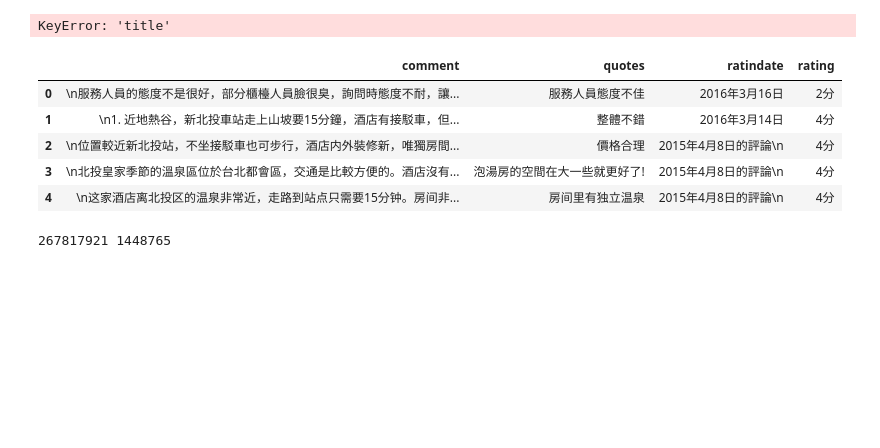
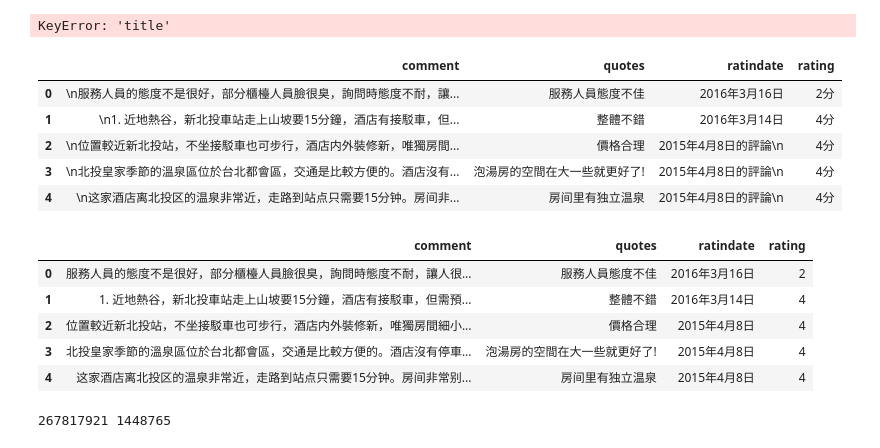
Before and after one commit to bcc2xp/pytravel, a Jupyter notebook: Lab1.ipynb, the cells around one changed output. Drawn from its saved outputs; the diff is of its cells as text; code cells hidden in the pictures; blank space fills up the shorter version.

```diff
--- a/Lab1.ipynb
+++ b/Lab1.ipynb
@@ -112,6 +76,19 @@ df.head()
 | 2 | \n位置較近新北投站，不坐接駁車也可步行，酒店内外裝修新，唯獨房間... | 價格合理 | 2015年4月8日的評論\n | 4分 |
 | 3 | \n北投皇家季節的溫泉區位於台北都會區，交通是比較方便的。酒店沒有... | 泡湯房的空間在大一些就更好了! | 2015年4月8日的評論\n | 4分 |
 | 4 | \n这家酒店离北投区的温泉非常近，走路到站点只需要15分钟。房间非... | 房间里有独立温泉 | 2015年4月8日的評論\n | 4分 |
+# %%
+df['rating'] =df['rating'].map(lambda x: x.rstrip('分'.decode('utf-8')))
+df['ratindate'] =df['ratindate'].map(lambda x: x.strip().rstrip('的評論'.decode('utf-8')).encode('utf-8') )
+df['comment'] =df['comment'].map(lambda x: x.strip())
+# %%
+df.head()
+# %% [output]
+|  | comment | quotes | ratindate | rating |
+| 0 | 服務人員的態度不是很好，部分櫃檯人員臉很臭，詢問時態度不耐，讓人很... | 服務人員態度不佳 | 2016年3月16日 | 2 |
+| 1 | 1. 近地熱谷，新北投車站走上山坡要15分鐘，酒店有接駁車，但需預... | 整體不錯 | 2016年3月14日 | 4 |
+| 2 | 位置較近新北投站，不坐接駁車也可步行，酒店内外裝修新，唯獨房間細小... | 價格合理 | 2015年4月8日 | 4 |
+| 3 | 北投皇家季節的溫泉區位於台北都會區，交通是比較方便的。酒店沒有停車... | 泡湯房的空間在大一些就更好了! | 2015年4月8日 | 4 |
+| 4 | 这家酒店离北投区的温泉非常近，走路到站点只需要15分钟。房间非常别... | 房间里有独立温泉 | 2015年4月8日 | 4 |
 # %%
 import requests
 import re
```
Also changed, not shown: parts of 8 cells of this notebook.
